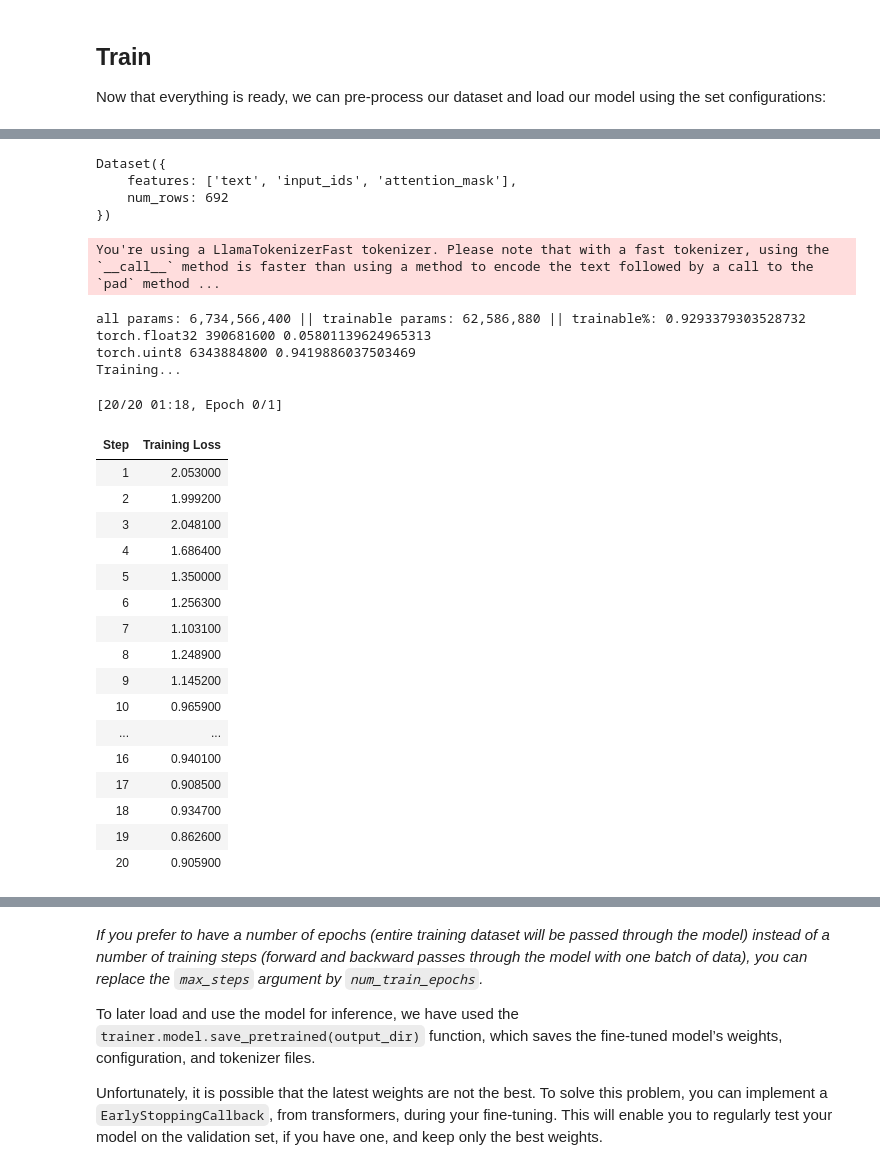
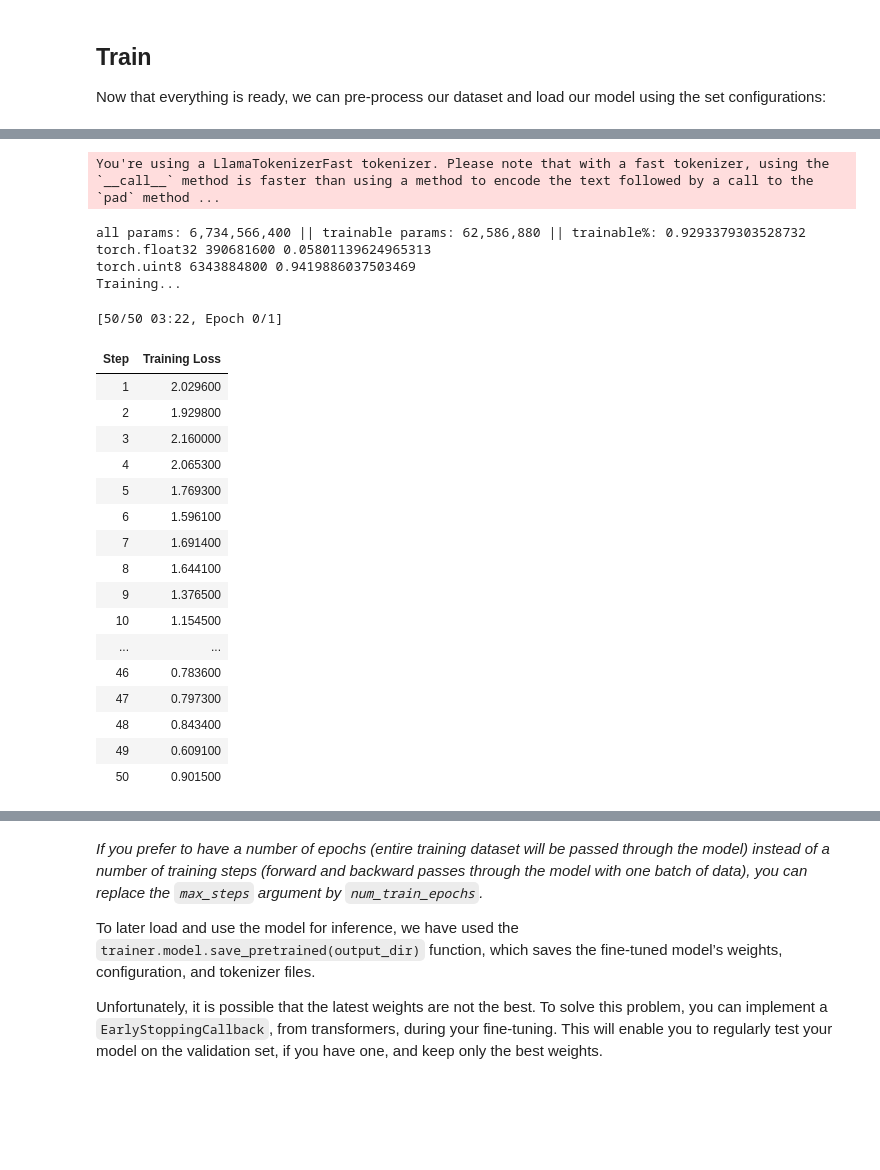
Before and after one commit to zedd-08/llama2, a Jupyter notebook: finetune-llama2.ipynb, the cells around one changed output, grey strips where cells are left out. Saved outputs shown, nothing was run; the diff lists cells and outputs as text; code cells hidden in the pictures; blank space fills up the shorter version.

Commit message:
Trying model save and generation pipelines

```diff
--- a/finetune-llama2.ipynb
+++ b/finetune-llama2.ipynb
@@ -72,13 +74,11 @@ import json
 import numpy as np
 import os
 
-dataset_path = '/home/manish/thesis-implementations/quest_generation/llama2/data'
+dataset_path = os.path.join(base_dir, 'quest_generation/llama2/data')
 train_file = 'train.jsonl'
-# test_file = 'test.jsonl'
 val_file = 'val.jsonl'
 data_files = {
 	"train": train_file,
-	# "test": test_file,
 	"val": val_file
 }
 # %%
@@ -125,9 +163,9 @@ def create_prompt_formats_with_kg(input):
     :param input: input dictionary
     """
 
-    INTRO_BLURB = "Given below is relevant information about a quest from a video game. Create a quest with Title, Objective and tasks."
     BACKGROUND = "### Background:"
     PLOTS_KEY = "### Plots:"
+    INTRO_BLURB = "The quest related to the above information is as follows."
     QUEST = "### Quest:"
     END_KEY = "### End"
 
@@ -140,7 +178,7 @@ def create_prompt_formats_with_kg(input):
         desc = kb['description']
         e_type = kb['type']
         relations = kb['relations']
-        background += f'{entity} is {desc}. {entity} is a {e_type}'
+        background += f'{entity} is {desc}. {entity} is a {e_type}. '
         for rel in relations:
             background += f' {entity} is {rel[0]} {rel[1]}.'
         background += '\n'
@@ -161,10 +199,10 @@ def create_prompt_formats_with_kg(input):
 
     end = f"{END_KEY}"  # add end key
 
-    parts = [part for part in [blurb, background, plots, quest, end] if part]
+    parts = [part for part in [background, plots, blurb, quest, end] if part]
 
     formatted_prompt = "\n\n".join(parts)
-    input['text'] = formatted_prompt
+    input['text'] = formatted_prompt + f'\n{EOS_TOKEN}'
 
     return input
 # %%
@@ -228,8 +266,8 @@ def create_prompt_formats_without_kg(input):
     :param input: input dictionary
     """
 
-    INTRO_BLURB = "Given below is relevant information about a quest from a video game. Create a quest with Title, Objective and tasks."
     PLOTS_KEY = "### Plots:"
+    INTRO_BLURB = "The quest related to the above information is as follows."
     QUEST = "### Quest:"
     END_KEY = "### End"
 
@@ -249,10 +287,10 @@ def create_prompt_formats_without_kg(input):
     quest = f"{QUEST}\n{quest_str}"  # add quest output
     end = f"{END_KEY}"  # add end key
 
-    parts = [part for part in [blurb, plots, quest, end] if part]
+    parts = [part for part in [plots, blurb, quest, end] if part]
 
     formatted_prompt = "\n\n".join(parts)
-    input['text'] = formatted_prompt
+    input['text'] = formatted_prompt + f'\n{EOS_TOKEN}'
 
     return input
 # %%
@@ -393,16 +409,0 @@ To do this, we need to implement a [LoRa configuration](https://huggingface.co/d
-# %%
-def create_peft_config(modules):
-    """
-    Create Parameter-Efficient Fine-Tuning config for your model
-    :param modules: Names of the modules to apply Lora to
-    """
-    config = LoraConfig(
-        r=16,  # dimension of the updated matrices
-        lora_alpha=64,  # parameter for scaling
-        target_modules=modules,
-        lora_dropout=0.1,  # dropout probability for layers
-        bias="none",
-        task_type="CAUSAL_LM",
-    )
-
-    return config
@@ -471,10 +465,3 @@ Preprocessing dataset...
-# %%
-train_dataset
-# %% [output]
-Dataset({
-    features: ['text', 'input_ids', 'attention_mask'],
-    num_rows: 692
-})
 # %%
 def train(model, tokenizer, dataset, output_dir):
     # Apply preprocessing to the model to prepare it by
@@ -501,11 +488,11 @@ def train(model, tokenizer, dataset, output_dir):
         args=TrainingArguments(
             per_device_train_batch_size=1,
             gradient_accumulation_steps=4,
-            warmup_steps=2,
-            max_steps=20,
+            warmup_steps=10,
+            max_steps=50,
             learning_rate=2e-4,
             fp16=True,
-            logging_steps=1,
+            logging_steps=10,
             output_dir="outputs",
             optim="paged_adamw_8bit",
         ),
@@ -535,48 +522,48 @@ def train(model, tokenizer, dataset, output_dir):
     if do_train:
         train_result = trainer.train()
         metrics = train_result.metrics
         trainer.log_metrics("train", metrics)
         trainer.save_metrics("train", metrics)
         trainer.save_state()
         print(metrics)
 
     ###
 
     # Saving model
     print("Saving last checkpoint of the model...")
     os.makedirs(output_dir, exist_ok=True)
     trainer.model.save_pretrained(output_dir)
 
     # Free memory for merging weights
     del model
     del trainer
     torch.cuda.empty_cache()
 
 
 output_dir = "models/results/llama-2-13b/final_checkpoint"
 train(model, tokenizer, train_dataset, output_dir)
 # %% [output]
 You're using a LlamaTokenizerFast tokenizer. Please note that with a fast tokenizer, using the `__call__` method is faster than using a method to encode the text followed by a call to the `pad` method ...
 all params: 6,734,566,400 || trainable params: 62,586,880 || trainable%: 0.9293379303528732
 torch.float32 390681600 0.05801139624965313
 torch.uint8 6343884800 0.9419886037503469
 Training...
-[20/20 01:18, Epoch 0/1]
+[50/50 03:22, Epoch 0/1]
 | Step | Training Loss |
-| 1 | 2.053000 |
-| 2 | 1.999200 |
-| 3 | 2.048100 |
-| 4 | 1.686400 |
-| 5 | 1.350000 |
-| 6 | 1.256300 |
-| 7 | 1.103100 |
-| 8 | 1.248900 |
-| 9 | 1.145200 |
-| 10 | 0.965900 |
+| 1 | 2.029600 |
+| 2 | 1.929800 |
+| 3 | 2.160000 |
+| 4 | 2.065300 |
+| 5 | 1.769300 |
+| 6 | 1.596100 |
+| 7 | 1.691400 |
+| 8 | 1.644100 |
+| 9 | 1.376500 |
+| 10 | 1.154500 |
 | ... | ... |
-| 16 | 0.940100 |
-| 17 | 0.908500 |
-| 18 | 0.934700 |
-| 19 | 0.862600 |
-| 20 | 0.905900 |
+| 46 | 0.783600 |
+| 47 | 0.797300 |
+| 48 | 0.843400 |
+| 49 | 0.609100 |
+| 50 | 0.901500 |
 ***** train metrics *****
```
Also changed, not shown: parts of 35 cells of this notebook.
